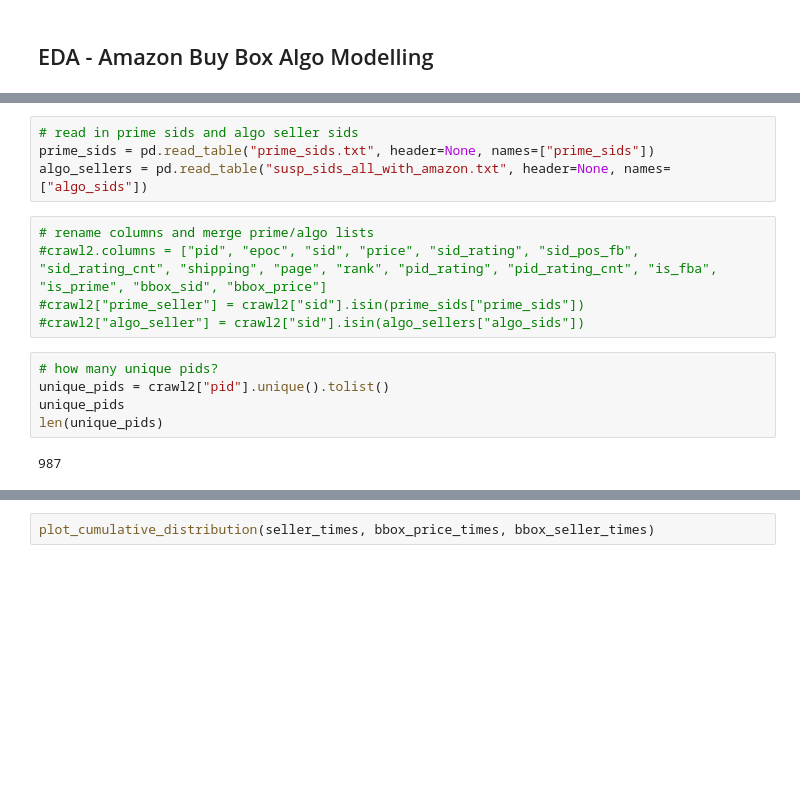
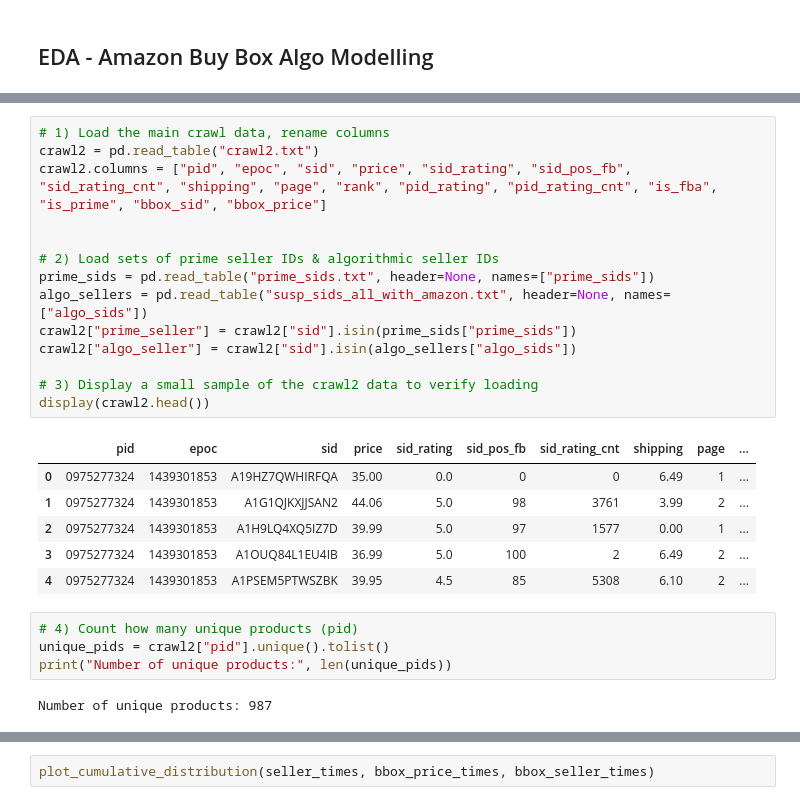
Before and after one commit to ABeltrann/algoPricingResearch, a Jupyter notebook: eda.ipynb, the cells around one changed output, grey strips where cells are left out. Drawn from its saved outputs; the diff is of its cells as text; blank space fills up the shorter version.

```diff
--- a/eda.ipynb
+++ b/eda.ipynb
@@ -35,17 +22,28 @@ crawl2
-# %%
-# read in prime sids and algo seller sids
-prime_sids = pd.read_table("prime_sids.txt", header=None, names=["prime_sids"])
-algo_sellers = pd.read_table("susp_sids_all_with_amazon.txt", header=None, names=["algo_sids"])
 # %%
-# rename columns and merge prime/algo lists
-#crawl2.columns = ["pid", "epoc", "sid", "price", "sid_rating", "sid_pos_fb", "sid_rating_cnt", "shipping", "page", "rank", "pid_rating", "pid_rating_cnt", "is_fba", "is_prime", "bbox_sid", "bbox_price"]
-#crawl2["prime_seller"] = crawl2["sid"].isin(prime_sids["prime_sids"])
-#crawl2["algo_seller"] = crawl2["sid"].isin(algo_sellers["algo_sids"])
+# 1) Load the main crawl data, rename columns
+crawl2 = pd.read_table("crawl2.txt")
+crawl2.columns = ["pid", "epoc", "sid", "price", "sid_rating", "sid_pos_fb", "sid_rating_cnt", "shipping", "page", "rank", "pid_rating", "pid_rating_cnt", "is_fba", "is_prime", "bbox_sid", "bbox_price"]
+
+
+# 2) Load sets of prime seller IDs & algorithmic seller IDs
+prime_sids = pd.read_table("prime_sids.txt", header=None, names=["prime_sids"])
+algo_sellers = pd.read_table("susp_sids_all_with_amazon.txt", header=None, names=["algo_sids"])
+crawl2["prime_seller"] = crawl2["sid"].isin(prime_sids["prime_sids"])
+crawl2["algo_seller"] = crawl2["sid"].isin(algo_sellers["algo_sids"])
+
+# 3) Display a small sample of the crawl2 data to verify loading
+display(crawl2.head())
+# %% [output]
+|  | pid | epoc | sid | price | sid_rating | sid_pos_fb | sid_rating_cnt | shipping | page | ... |
+| 0 | 0975277324 | 1439301853 | A19HZ7QWHIRFQA | 35.00 | 0.0 | 0 | 0 | 6.49 | 1 | ... |
+| 1 | 0975277324 | 1439301853 | A1G1QJKXJJSAN2 | 44.06 | 5.0 | 98 | 3761 | 3.99 | 2 | ... |
+| 2 | 0975277324 | 1439301853 | A1H9LQ4XQ5IZ7D | 39.99 | 5.0 | 97 | 1577 | 0.00 | 1 | ... |
+| 3 | 0975277324 | 1439301853 | A1OUQ84L1EU4IB | 36.99 | 5.0 | 100 | 2 | 6.49 | 2 | ... |
+| 4 | 0975277324 | 1439301853 | A1PSEM5PTWSZBK | 39.95 | 4.5 | 85 | 5308 | 6.10 | 2 | ... |
 # %%
-# how many unique pids?
+# 4) Count how many unique products (pid)
 unique_pids = crawl2["pid"].unique().tolist()
-unique_pids
-len(unique_pids)
+print("Number of unique products:", len(unique_pids))
 # %% [output]
-987
+Number of unique products: 987
 # %%
```
Also changed, not shown: parts of 42 cells of this notebook.
